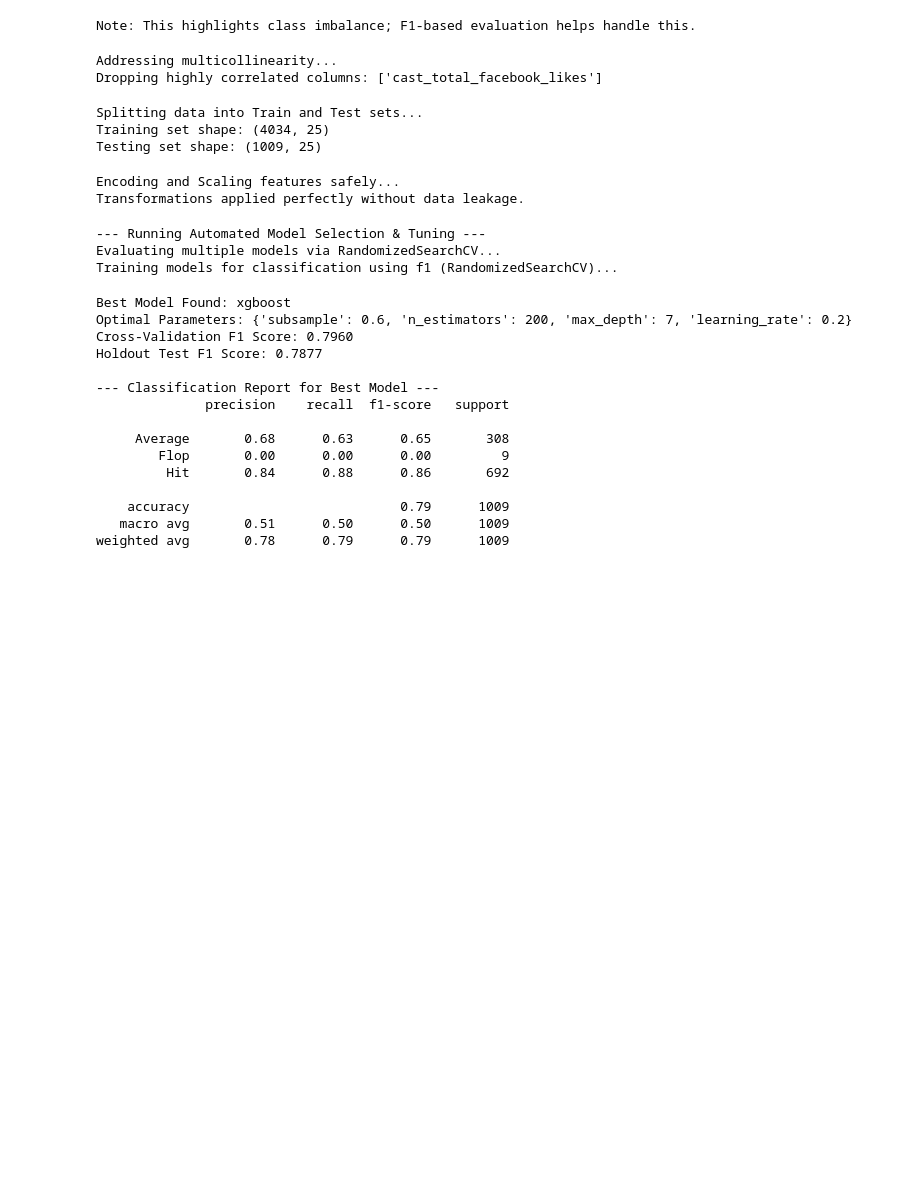
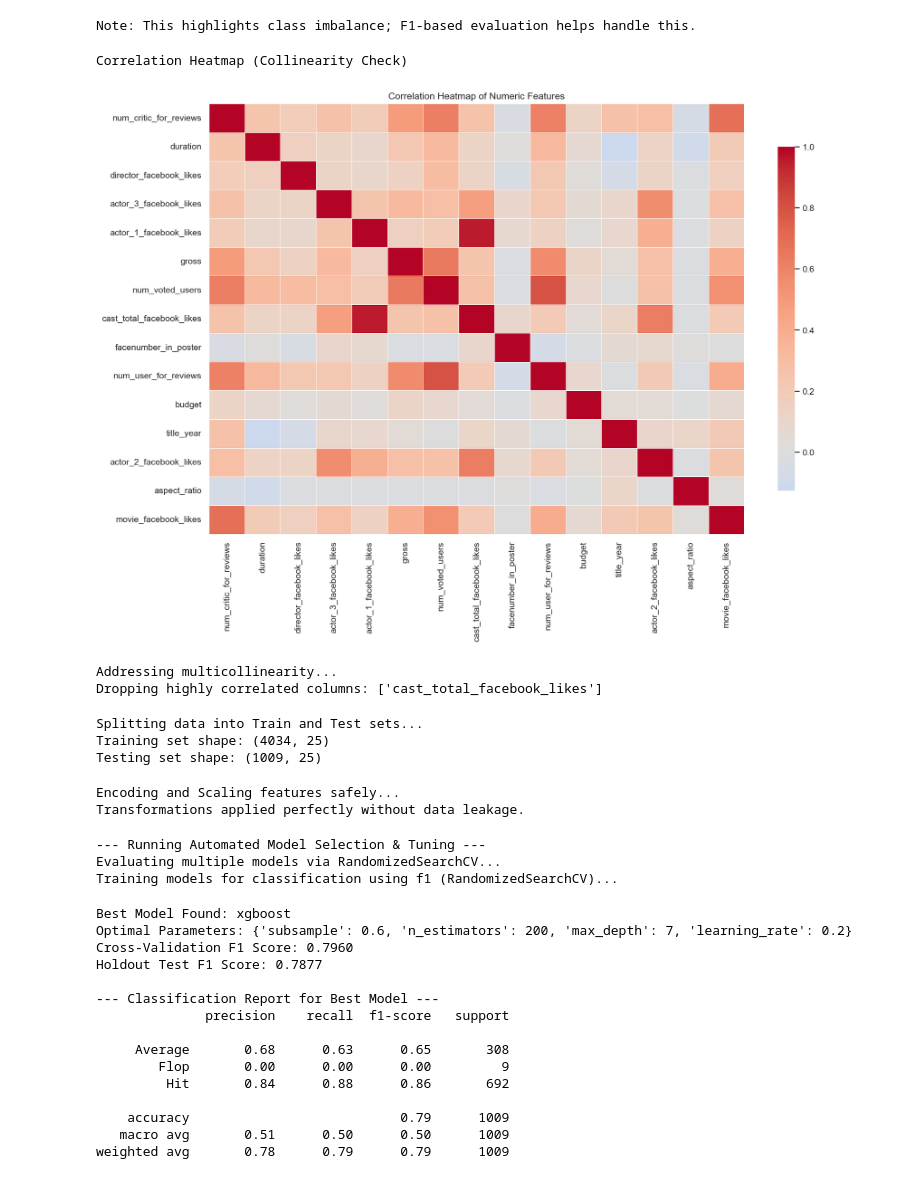
Before and after one commit to mesh1134/Predicting_Movie_Success, a Jupyter notebook: Movie_Predictor_Code_Only.ipynb, the cells around one changed output. Cells and saved outputs as stored; diff of their text form; code cells hidden in the pictures; blank space fills up the shorter version.

```diff
--- a/Movie_Predictor_Code_Only.ipynb
+++ b/Movie_Predictor_Code_Only.ipynb
@@ -12,9 +12,18 @@ from sklearn.ensemble import RandomForestClassifier
 from sklearn.linear_model import LogisticRegression
 from sklearn.metrics import classification_report, confusion_matrix, f1_score
 
-# Set plot aesthetics
+# Set plot aesthetics for presentation-ready exports
 plt.rcParams["figure.figsize"] = (10, 6)
+plt.rcParams["figure.dpi"] = 140
+plt.rcParams["savefig.dpi"] = 300
 sns.set_theme(style="whitegrid")
+
+# Folder for presentation-ready visuals
+FIG_DIR = "./figures"
+os.makedirs(FIG_DIR, exist_ok=True)
+
+def save_plot(filename):
+    plt.savefig(os.path.join(FIG_DIR, filename), bbox_inches='tight')
 
 # Import your custom utility for automated model evaluation!
 import sys
@@ -109,6 +120,19 @@ Passing `palette` without assigning `hue` is deprecated and will be removed in v
   sns.countplot(data=df, x='Classify', order=['Flop', 'Average', 'Hit'], palette='viridis')
 [figure]
 Note: This highlights class imbalance; F1-based evaluation helps handle this.
+# %%
+print("Correlation Heatmap (Collinearity Check)")
+num_corr = df.select_dtypes(include=[np.number]).corr()
+
+plt.figure(figsize=(14, 10))
+sns.heatmap(num_corr, cmap='coolwarm', center=0, linewidths=0.3, cbar_kws={'shrink': 0.8})
+plt.title('Correlation Heatmap of Numeric Features')
+plt.tight_layout()
+save_plot('eda_correlation_heatmap.png')
+plt.show()
+# %% [output]
+Correlation Heatmap (Collinearity Check)
+[figure, added]
 # %%
 print("Addressing multicollinearity...")
 num_features = df.select_dtypes(include=[np.number])
```
Also changed, not shown: parts of 4 cells of this notebook, 8 other files.
